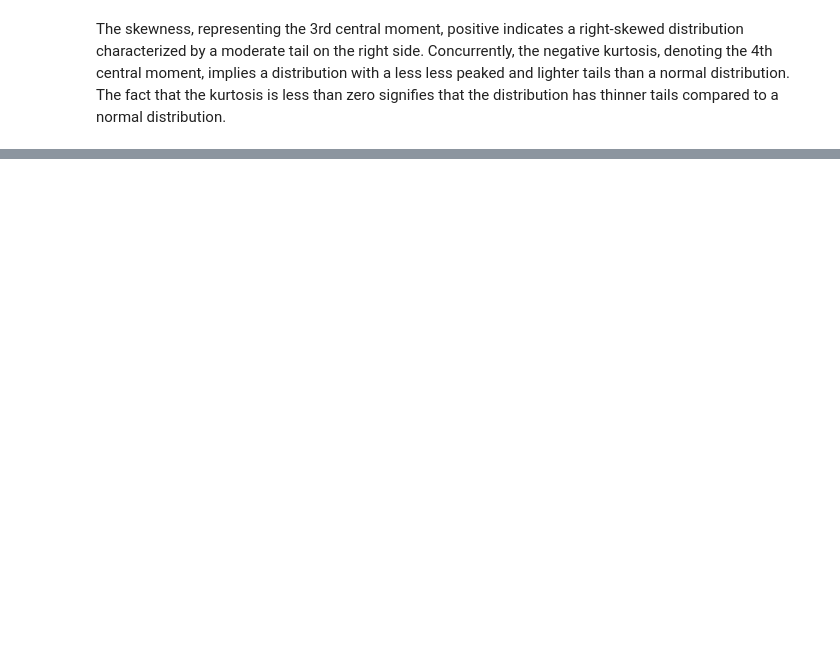
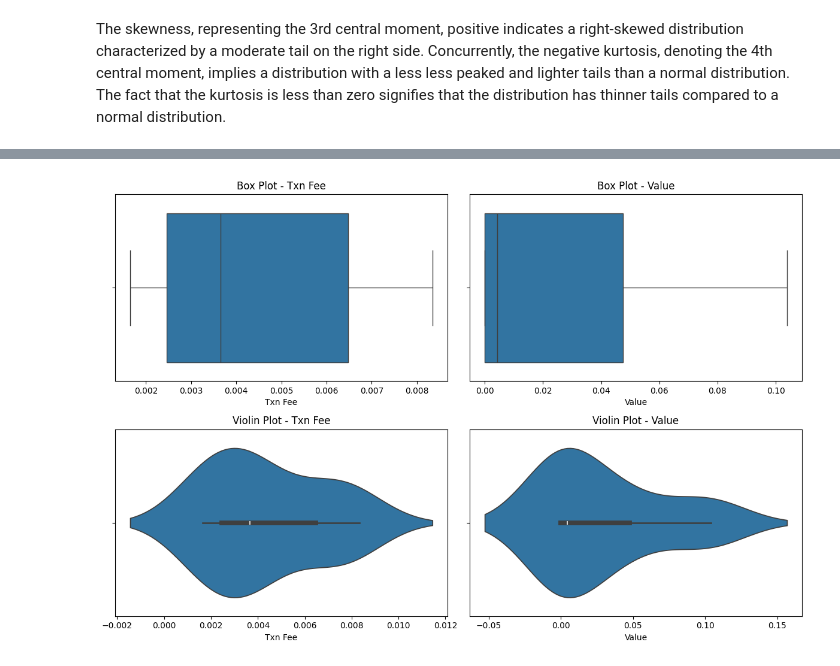
Before and after one commit to tisiphonee/DataS, a Jupyter notebook: data_analyse.ipynb, the cells around one changed output, grey strips where cells are left out. Saved outputs shown, nothing was run; the diff lists cells and outputs as text; code cells hidden in the pictures; blank space fills up the shorter version.

```diff
--- a/data_analyse.ipynb
+++ b/data_analyse.ipynb
@@ -67,0 +104,22 @@ The skewness, representing the 3rd central moment, positive indicates a right-sk
+# %%
+import matplotlib.pyplot as plt
+import seaborn as sns
+
+fig, axes = plt.subplots(nrows=2, ncols=2, figsize=(12, 8))
+
+sns.boxplot(x=df['Txn Fee'], ax=axes[0, 0])
+axes[0, 0].set_title('Box Plot - Txn Fee')
+
+sns.violinplot(x=df['Txn Fee'], ax=axes[1,0])
+axes[1,0].set_title('Violin Plot - Txn Fee')
+
+sns.boxplot(x=df['Value'], ax=axes[0, 1])
+axes[0, 1].set_title('Box Plot - Value')
+
+sns.violinplot(x=df['Value'], ax=axes[1, 1])
+axes[1, 1].set_title('Violin Plot - Value')
+
+plt.tight_layout()
+plt.show()
+# %% [output]
+[figure, added]
```
Also changed, not shown: parts of 2 cells of this notebook.
